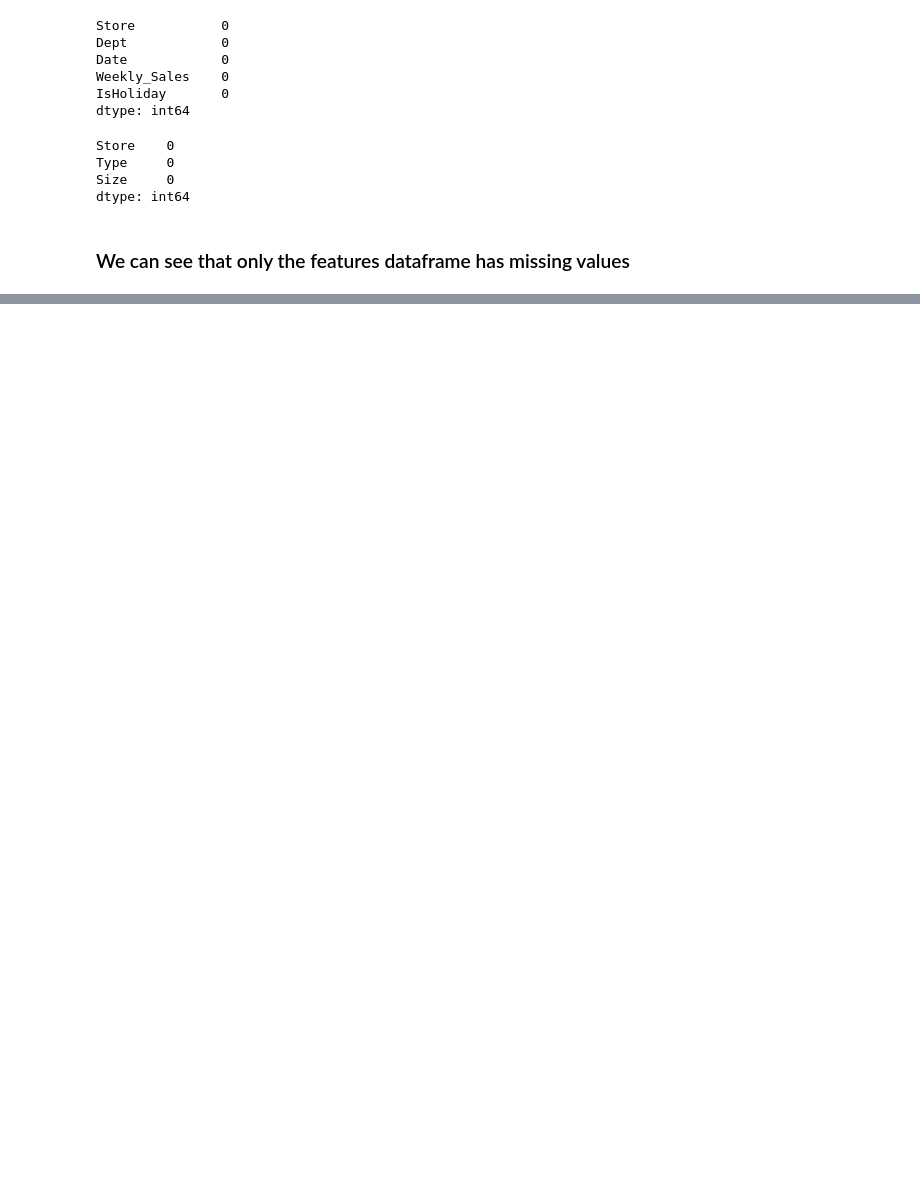
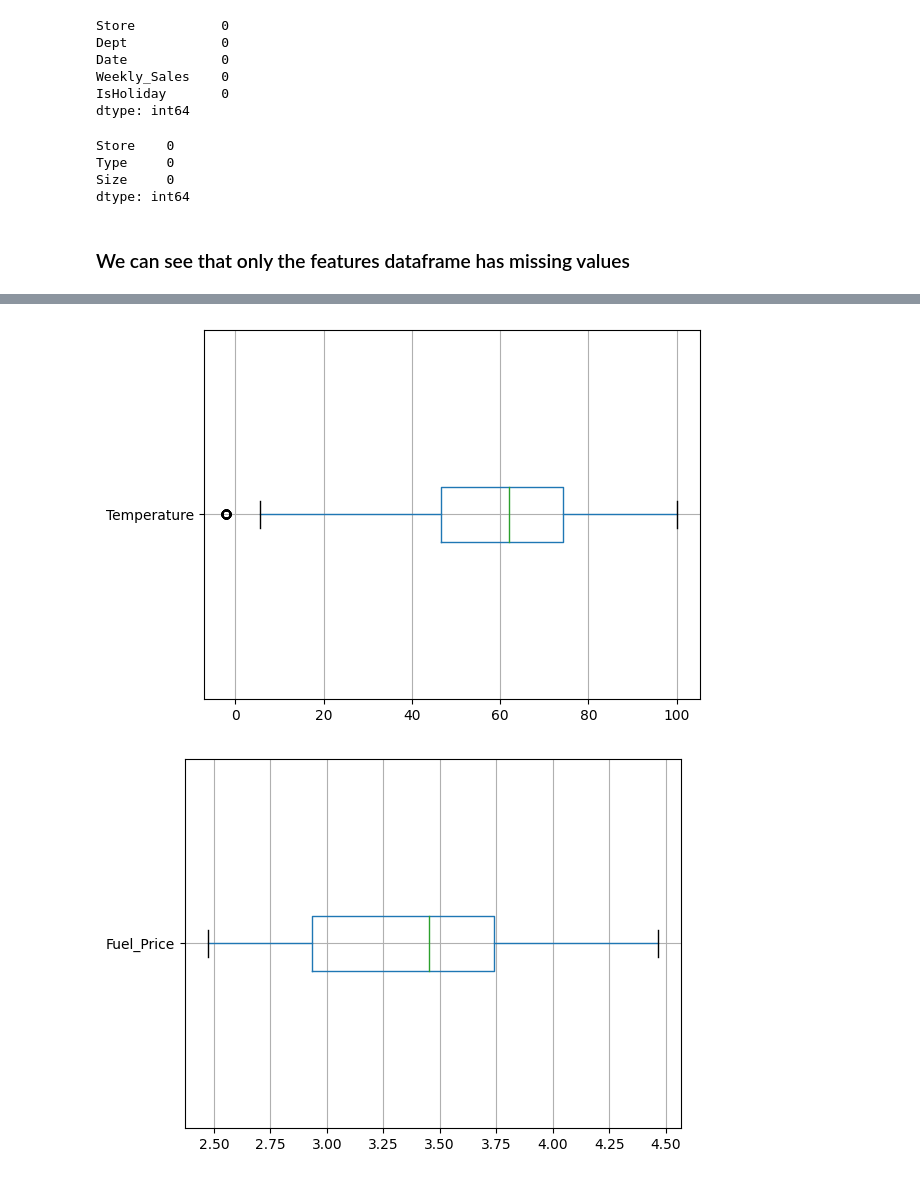
Before and after one commit to SahilBhave/AML-Project, a Jupyter notebook: AML Group Project.ipynb, the cells around one changed output, grey strips where cells are left out. Saved outputs shown, nothing was run; the diff lists cells and outputs as text; code cells hidden in the pictures; blank space fills up the shorter version.

```diff
--- a/AML Group Project.ipynb
+++ b/AML Group Project.ipynb
@@ -179,0 +260,4 @@ plt.show()
+# %%
+df['Store'] = df.Store.astype('category')
+df['Store_Type'] = df.Store_Type.astype('category')
+df['Dept'] = df.Dept.astype('category')
@@ -179,0 +298,7 @@ plt.show()
+# %%
+for col in df.describe():
+    plt.figure()
+    df.boxplot([col],vert=False)
+# %% [output]
+[figure, added]
+[figure, added]
```
Also changed, not shown: parts of 23 cells of this notebook.
